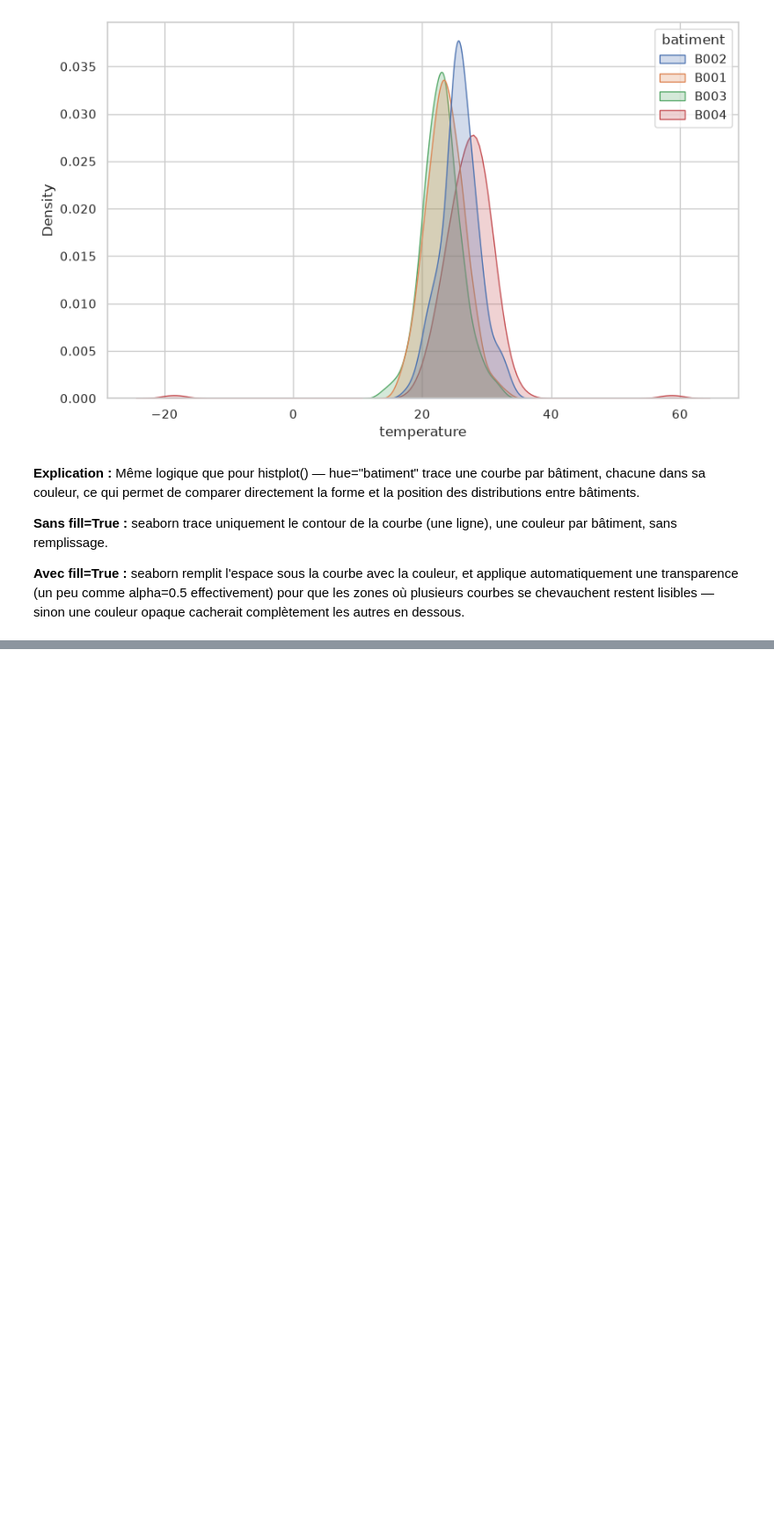
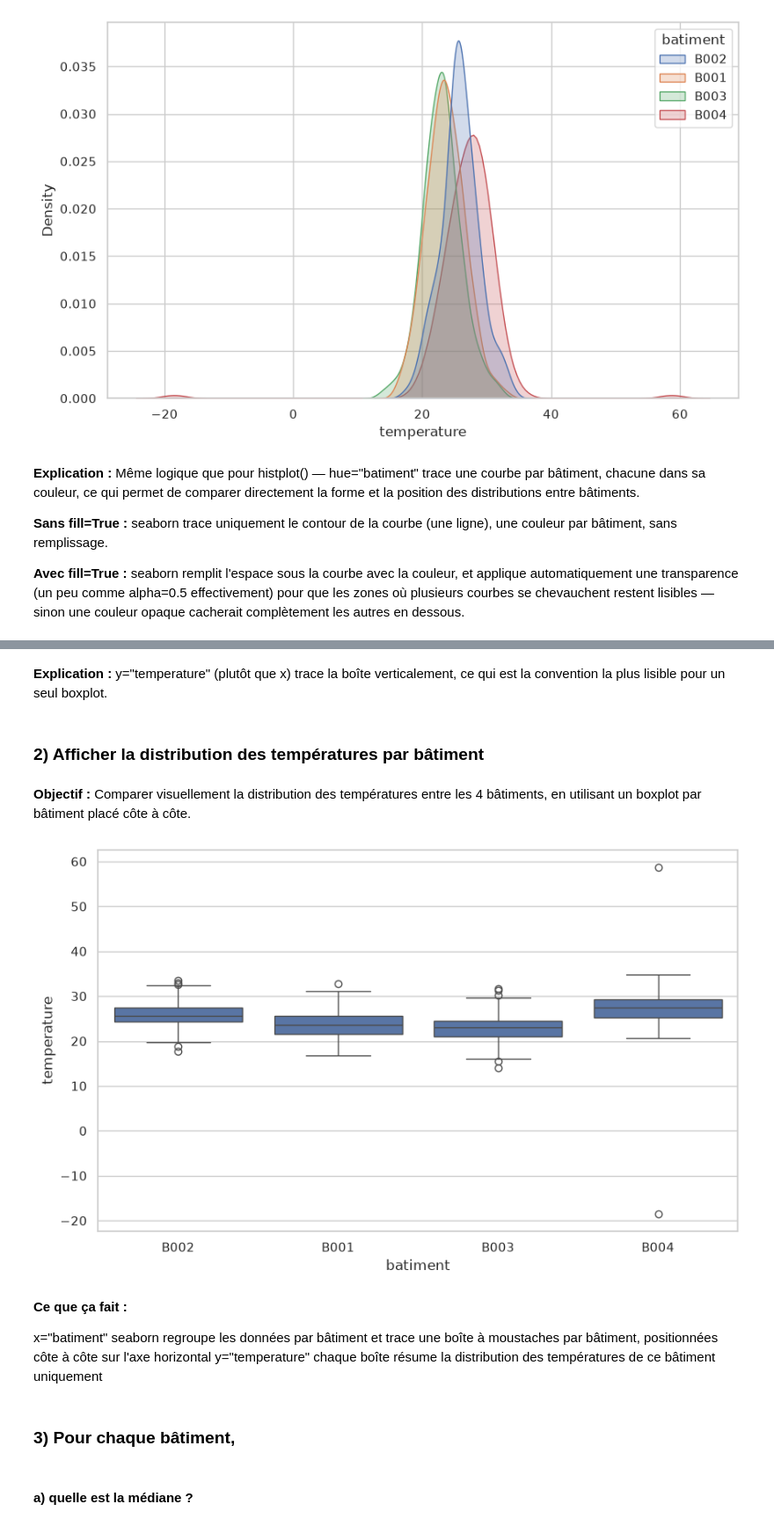
Before and after one commit to Fattimm/atelier_seaborn_iot, a Jupyter notebook: notebooks/atelier_seaborn_iot.ipynb, the cells around one changed output, grey strips where cells are left out. Shown at 88% size. Drawn from its saved outputs; the diff is of its cells as text; code cells hidden in the pictures; blank space fills up the shorter version.

```diff
--- a/notebooks/atelier_seaborn_iot.ipynb
+++ b/notebooks/atelier_seaborn_iot.ipynb
@@ -268,0 +290,20 @@ plt.show()
+# %% [markdown]
+**Explication :** y="temperature" (plutôt que x) trace la boîte verticalement, ce qui est la convention la plus lisible pour un seul boxplot.
+# %% [markdown]
+### 2) Afficher la distribution des températures par bâtiment
+# %% [markdown]
+**Objectif :** Comparer visuellement la distribution des températures entre les 4 bâtiments, en utilisant un boxplot par bâtiment placé côte à côte.
+# %%
+sns.boxplot(data=df, x="batiment", y="temperature")
+plt.show()
+# %% [output]
+[figure, added]
+# %% [markdown]
+**Ce que ça fait :**
+
+x="batiment"  seaborn regroupe les données par bâtiment et trace une boîte à moustaches par bâtiment, positionnées côte à côte sur l'axe horizontal
+y="temperature"  chaque boîte résume la distribution des températures de ce bâtiment uniquement
+# %% [markdown]
+### 3) Pour chaque bâtiment,
+# %% [markdown]
+#### a) quelle est la médiane ?
```
Also changed, not shown: parts of 14 cells of this notebook.
